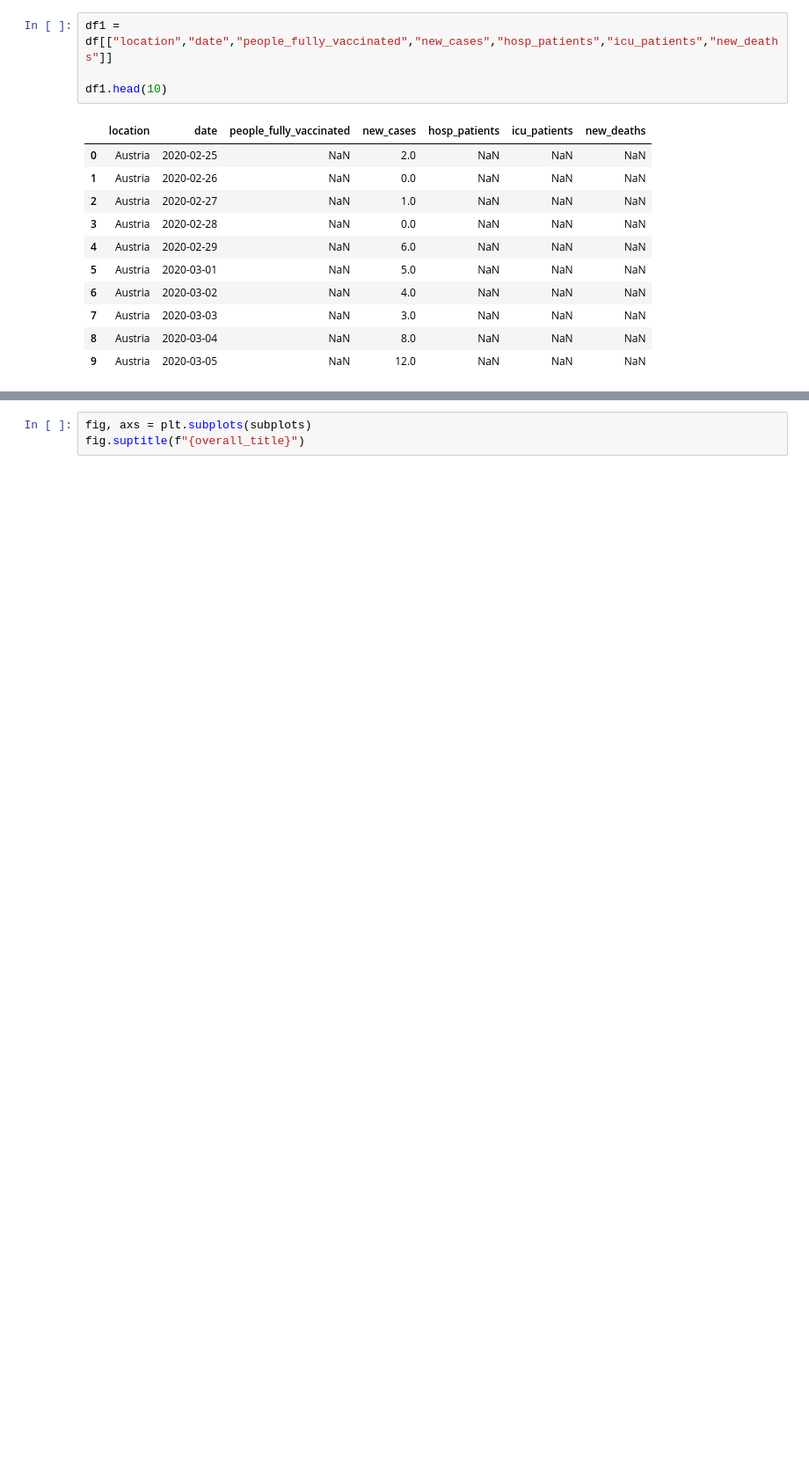
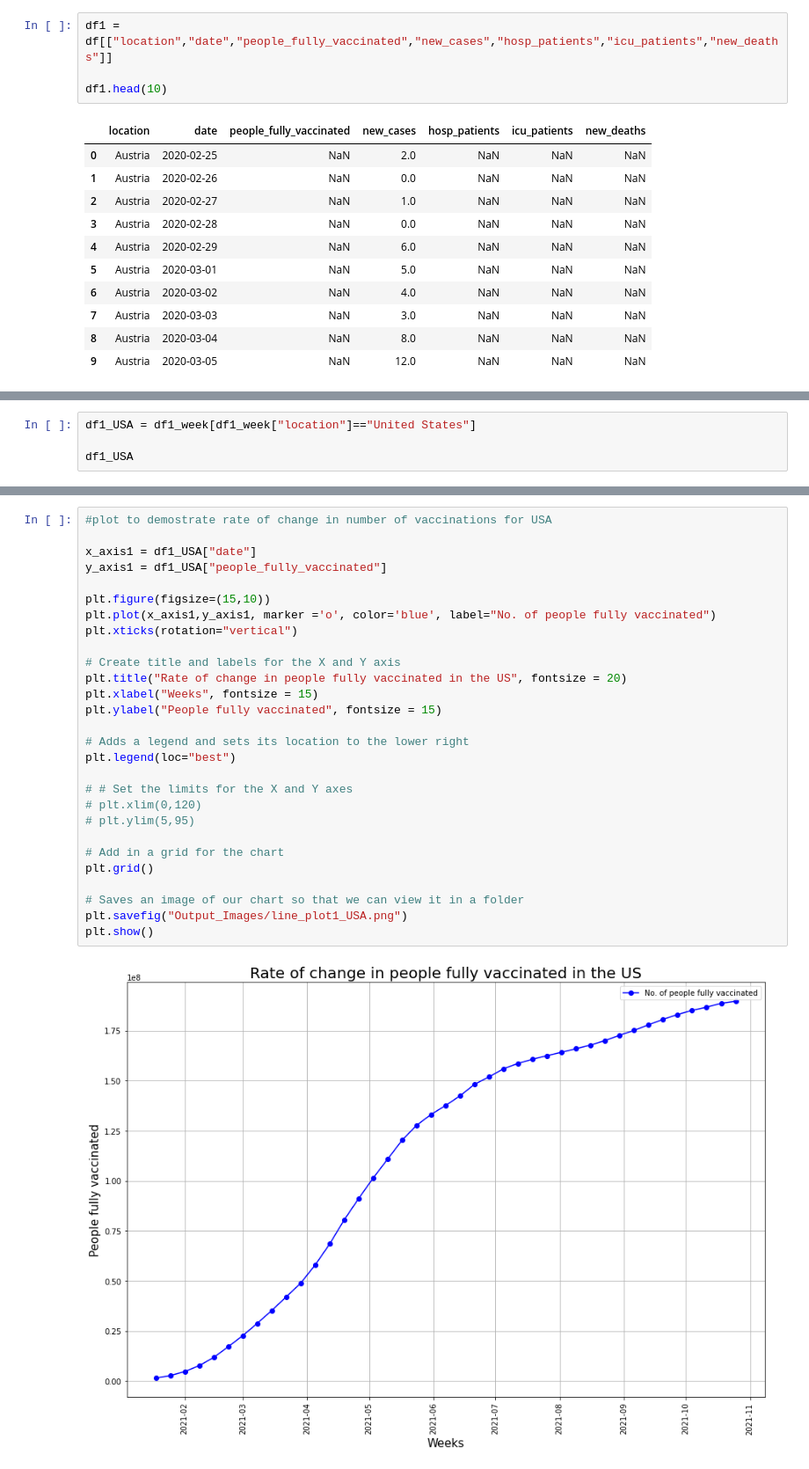
Before and after one commit to Waltontan/Project_Covid, a Jupyter notebook: q2-cleaning.ipynb, the cells around one changed output, grey strips where cells are left out. Shown at 88% size. Cells and saved outputs as stored; diff of their text form; blank space fills up the shorter version.

```diff
--- a/q2-cleaning.ipynb
+++ b/q2-cleaning.ipynb
@@ -189,0 +265,4 @@ new_deaths = df1_week["new_deaths"]
+# %%
+df1_USA = df1_week[df1_week["location"]=="United States"]
+
+df1_USA
@@ -207,3 +305,30 @@ new_deaths = df1_week["new_deaths"]
 # %%
-fig, axs = plt.subplots(subplots)
-fig.suptitle(f"{overall_title}")
+#plot to demostrate rate of change in number of vaccinations for USA
+
+x_axis1 = df1_USA["date"]
+y_axis1 = df1_USA["people_fully_vaccinated"]
+
+plt.figure(figsize=(15,10))
+plt.plot(x_axis1,y_axis1, marker ='o', color='blue', label="No. of people fully vaccinated")
+plt.xticks(rotation="vertical")
+
+# Create title and labels for the X and Y axis
+plt.title("Rate of change in people fully vaccinated in the US", fontsize = 20)
+plt.xlabel("Weeks", fontsize = 15)
+plt.ylabel("People fully vaccinated", fontsize = 15)
+
+# Adds a legend and sets its location to the lower right
+plt.legend(loc="best")
+
+# # Set the limits for the X and Y axes
+# plt.xlim(0,120)
+# plt.ylim(5,95)
+
+# Add in a grid for the chart
+plt.grid()
+
+# Saves an image of our chart so that we can view it in a folder
+plt.savefig("Output_Images/line_plot1_USA.png")
+plt.show()
+# %% [output]
+[figure, added]
```
Also changed, not shown: parts of 25 cells of this notebook, 7 other files.
